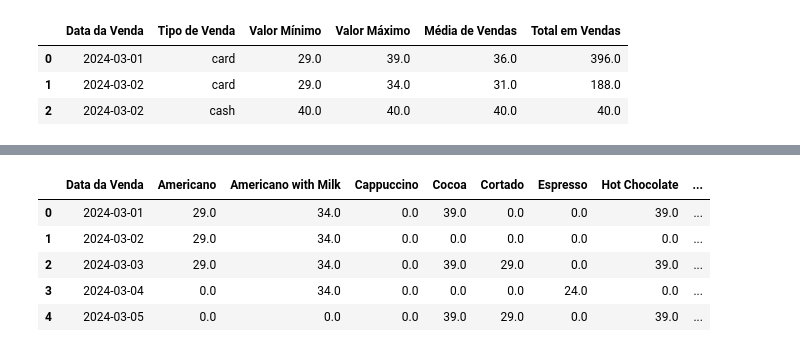
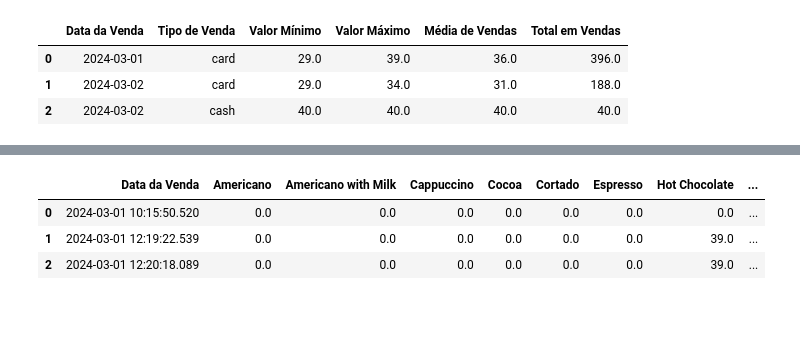
Before and after one commit to ryanrodr/coffee-sales-analysis, a Jupyter notebook: notebooks/analise_exploratoria.ipynb, the cells around one changed output, grey strips where cells are left out. Cells and saved outputs as stored; diff of their text form; code cells hidden in the pictures; blank space fills up the shorter version.

```diff
--- a/notebooks/analise_exploratoria.ipynb
+++ b/notebooks/analise_exploratoria.ipynb
@@ -252,21 +244,20 @@ plt.show()
 # %%
 # Cria a tabela de vendas por data e tipo de café
-tb_vendas_dia = pd.pivot_table(df, index='date', columns='coffee_name', values='money')
+tb_vendas_dia = pd.pivot_table(df, index='datetime', columns='coffee_name', values='money')
 
 # Ajusta o nome da coluna e reseta o índice
 tb_vendas_dia.rename_axis('Data da Venda', inplace=True)
 tb_vendas_dia.reset_index(inplace=True)
 tb_vendas_dia.columns.name = None
 
 # Substitui valores ausentes por 0
 tb_vendas_dia = tb_vendas_dia.fillna(0)
 tb_vendas_dia = tb_vendas_dia.round()
 tb_vendas_dia['Total'] = tb_vendas_dia.drop(['Data da Venda'], axis=1).sum(axis=1)
-tb_vendas_dia.head()
+tb_vendas_dia['Hora'] = tb_vendas_dia['Data da Venda'].dt.hour
+tb_vendas_dia.head(3)
 # %% [output]
 |  | Data da Venda | Americano | Americano with Milk | Cappuccino | Cocoa | Cortado | Espresso | Hot Chocolate | ... |
-| 0 | 2024-03-01 | 29.0 | 34.0 | 0.0 | 39.0 | 0.0 | 0.0 | 39.0 | ... |
-| 1 | 2024-03-02 | 29.0 | 34.0 | 0.0 | 0.0 | 0.0 | 0.0 | 0.0 | ... |
-| 2 | 2024-03-03 | 29.0 | 34.0 | 0.0 | 39.0 | 29.0 | 0.0 | 39.0 | ... |
-| 3 | 2024-03-04 | 0.0 | 34.0 | 0.0 | 0.0 | 0.0 | 24.0 | 0.0 | ... |
-| 4 | 2024-03-05 | 0.0 | 0.0 | 0.0 | 39.0 | 29.0 | 0.0 | 39.0 | ... |
+| 0 | 2024-03-01 10:15:50.520 | 0.0 | 0.0 | 0.0 | 0.0 | 0.0 | 0.0 | 0.0 | ... |
+| 1 | 2024-03-01 12:19:22.539 | 0.0 | 0.0 | 0.0 | 0.0 | 0.0 | 0.0 | 39.0 | ... |
+| 2 | 2024-03-01 12:20:18.089 | 0.0 | 0.0 | 0.0 | 0.0 | 0.0 | 0.0 | 39.0 | ... |
```
Also changed, not shown: parts of 7 cells of this notebook.
